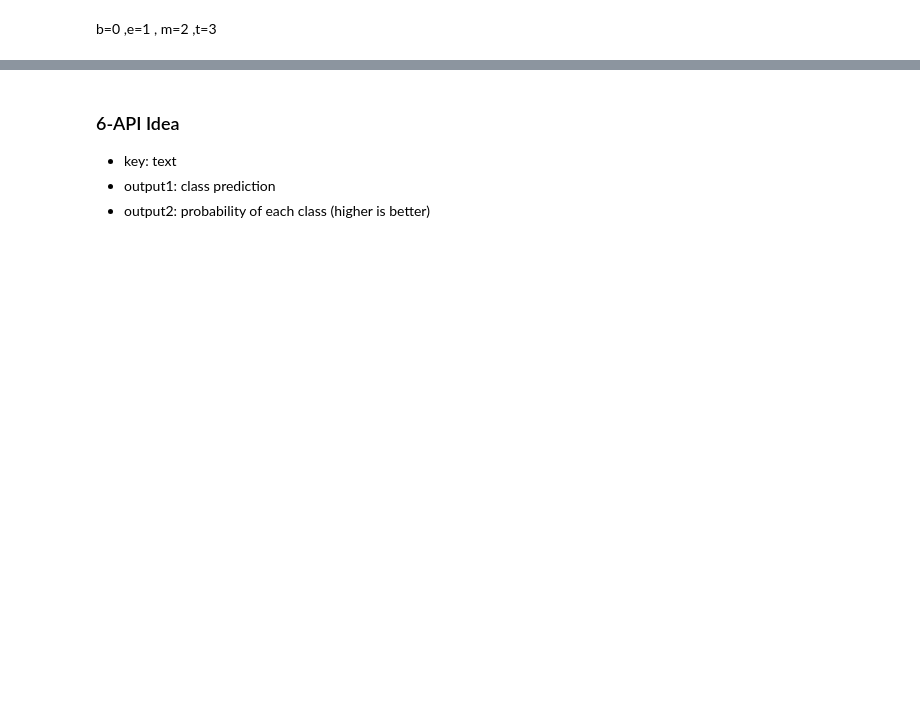
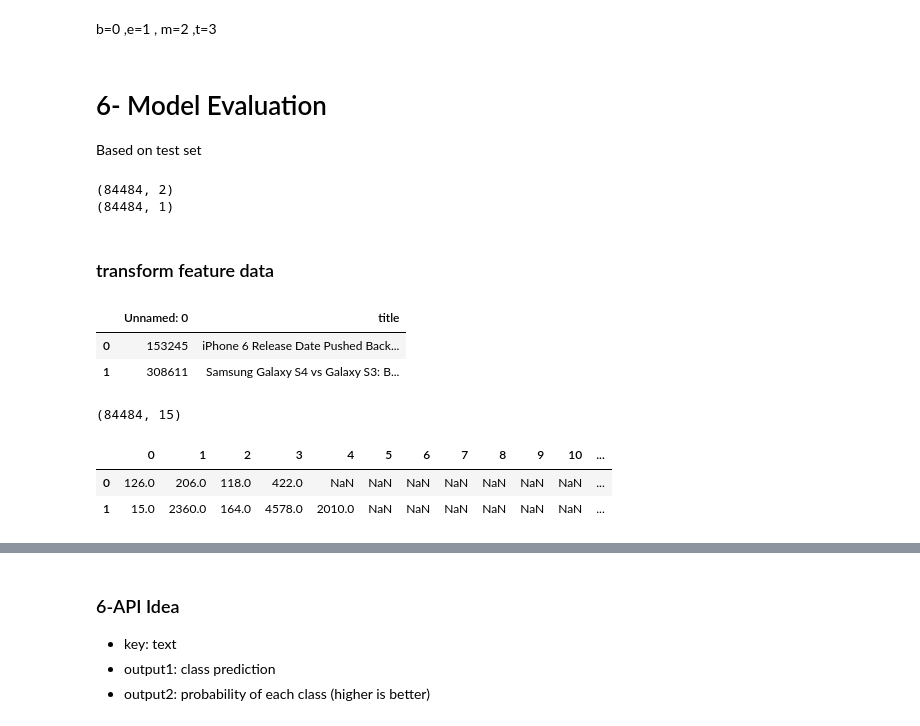
Before and after one commit to HassanSherwani/classify_documents-, a Jupyter notebook: notebooks/4.Neural_nets.ipynb, the cells around one changed output, grey strips where cells are left out. Cells and saved outputs as stored; diff of their text form; code cells hidden in the pictures; blank space fills up the shorter version.

```diff
--- a/notebooks/4.Neural_nets.ipynb
+++ b/notebooks/4.Neural_nets.ipynb
@@ -525,2 +528,35 @@ plot_confusion_matrix(cm, classes=['b', 'e','m','t'])
 # %% [markdown]
 b=0 ,e=1 , m=2 ,t=3
+# %% [markdown]
+# 6- Model Evaluation
+
+Based on test set
+# %%
+#loading test feature and label data saved from previous notebooks
+feature_test=pd.read_csv('test_data.csv')
+label_test=pd.read_csv('test_label.csv')
+# %%
+print(feature_test.shape)
+print(label_test.shape)
+# %% [output]
+(84484, 2)
+(84484, 1)
+# %% [markdown]
+### transform feature data
+# %%
+feature_test.head(2)
+# %% [output]
+|  | Unnamed: 0 | title |
+| 0 | 153245 | iPhone 6 Release Date Pushed Back... |
+| 1 | 308611 | Samsung Galaxy S4 vs Galaxy S3: B... |
+# %%
+X_test_token = tokenizer.texts_to_sequences(feature_test.title)
+pd.DataFrame(X_test_token).shape
+# %% [output]
+(84484, 15)
+# %%
+pd.DataFrame(X_test_token).head(2)
+# %% [output]
+|  | 0 | 1 | 2 | 3 | 4 | 5 | 6 | 7 | 8 | 9 | 10 | ... |
+| 0 | 126.0 | 206.0 | 118.0 | 422.0 | NaN | NaN | NaN | NaN | NaN | NaN | NaN | ... |
+| 1 | 15.0 | 2360.0 | 164.0 | 4578.0 | 2010.0 | NaN | NaN | NaN | NaN | NaN | NaN | ... |
```
Also changed, not shown: parts of 33 cells of this notebook, 4 other files.
